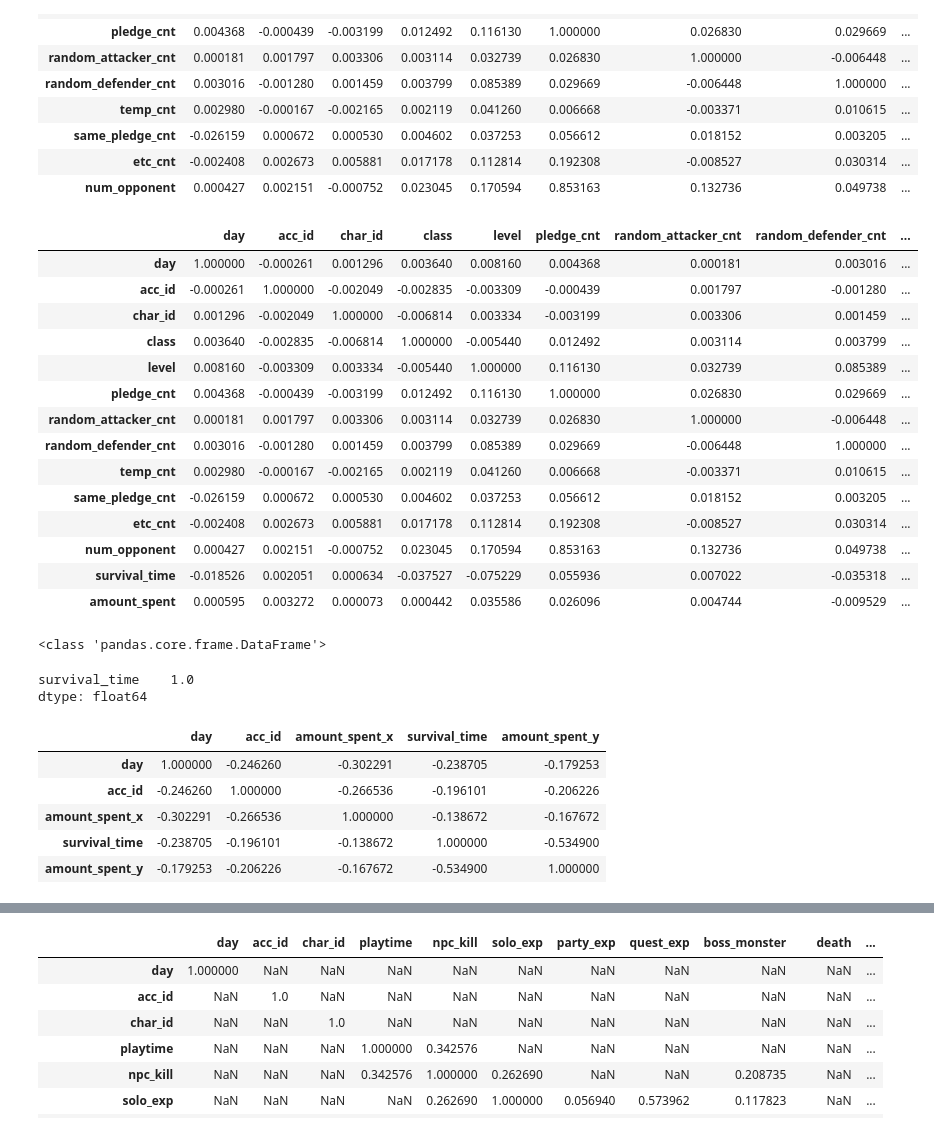
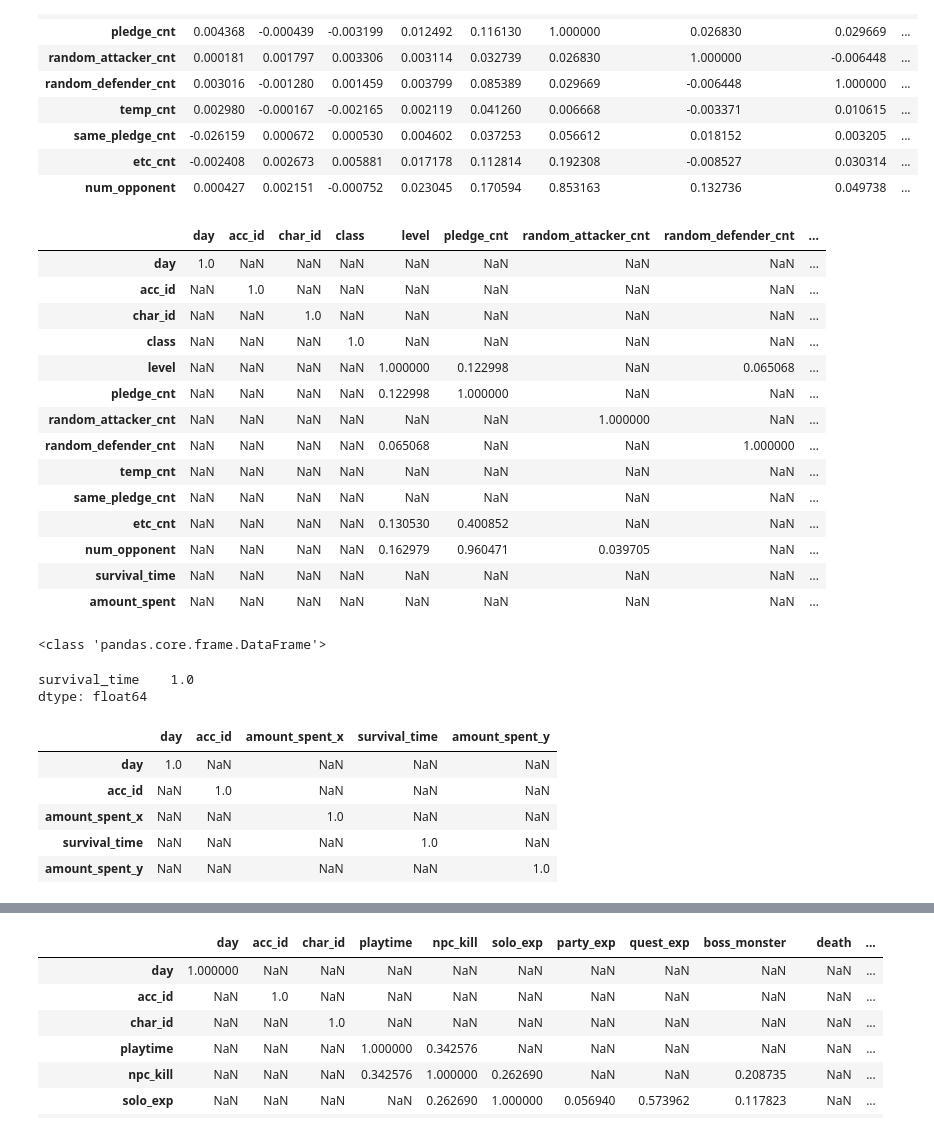
Before and after one commit to cyberjam/BigContest, a Jupyter notebook: BigCombat.ipynb, the cells around one changed output, grey strips where cells are left out. Drawn from its saved outputs; the diff is of its cells as text; code cells hidden in the pictures.

```diff
--- a/BigCombat.ipynb
+++ b/BigCombat.ipynb
@@ -356,22 +356,23 @@ combat.corr()
 # %%
 result =pd.merge(combat,label,how='inner',on='acc_id').corr()
 result
+result.corr()[result.corr()>0]
 # %% [output]
 |  | day | acc_id | char_id | class | level | pledge_cnt | random_attacker_cnt | random_defender_cnt | ... |
-| day | 1.000000 | -0.000261 | 0.001296 | 0.003640 | 0.008160 | 0.004368 | 0.000181 | 0.003016 | ... |
-| acc_id | -0.000261 | 1.000000 | -0.002049 | -0.002835 | -0.003309 | -0.000439 | 0.001797 | -0.001280 | ... |
-| char_id | 0.001296 | -0.002049 | 1.000000 | -0.006814 | 0.003334 | -0.003199 | 0.003306 | 0.001459 | ... |
-| class | 0.003640 | -0.002835 | -0.006814 | 1.000000 | -0.005440 | 0.012492 | 0.003114 | 0.003799 | ... |
-| level | 0.008160 | -0.003309 | 0.003334 | -0.005440 | 1.000000 | 0.116130 | 0.032739 | 0.085389 | ... |
-| pledge_cnt | 0.004368 | -0.000439 | -0.003199 | 0.012492 | 0.116130 | 1.000000 | 0.026830 | 0.029669 | ... |
-| random_attacker_cnt | 0.000181 | 0.001797 | 0.003306 | 0.003114 | 0.032739 | 0.026830 | 1.000000 | -0.006448 | ... |
-| random_defender_cnt | 0.003016 | -0.001280 | 0.001459 | 0.003799 | 0.085389 | 0.029669 | -0.006448 | 1.000000 | ... |
-| temp_cnt | 0.002980 | -0.000167 | -0.002165 | 0.002119 | 0.041260 | 0.006668 | -0.003371 | 0.010615 | ... |
-| same_pledge_cnt | -0.026159 | 0.000672 | 0.000530 | 0.004602 | 0.037253 | 0.056612 | 0.018152 | 0.003205 | ... |
-| etc_cnt | -0.002408 | 0.002673 | 0.005881 | 0.017178 | 0.112814 | 0.192308 | -0.008527 | 0.030314 | ... |
-| num_opponent | 0.000427 | 0.002151 | -0.000752 | 0.023045 | 0.170594 | 0.853163 | 0.132736 | 0.049738 | ... |
-| survival_time | -0.018526 | 0.002051 | 0.000634 | -0.037527 | -0.075229 | 0.055936 | 0.007022 | -0.035318 | ... |
-| amount_spent | 0.000595 | 0.003272 | 0.000073 | 0.000442 | 0.035586 | 0.026096 | 0.004744 | -0.009529 | ... |
+| day | 1.0 | NaN | NaN | NaN | NaN | NaN | NaN | NaN | ... |
+| acc_id | NaN | 1.0 | NaN | NaN | NaN | NaN | NaN | NaN | ... |
+| char_id | NaN | NaN | 1.0 | NaN | NaN | NaN | NaN | NaN | ... |
+| class | NaN | NaN | NaN | 1.0 | NaN | NaN | NaN | NaN | ... |
+| level | NaN | NaN | NaN | NaN | 1.000000 | 0.122998 | NaN | 0.065068 | ... |
+| pledge_cnt | NaN | NaN | NaN | NaN | 0.122998 | 1.000000 | NaN | NaN | ... |
+| random_attacker_cnt | NaN | NaN | NaN | NaN | NaN | NaN | 1.000000 | NaN | ... |
+| random_defender_cnt | NaN | NaN | NaN | NaN | 0.065068 | NaN | NaN | 1.000000 | ... |
+| temp_cnt | NaN | NaN | NaN | NaN | NaN | NaN | NaN | NaN | ... |
+| same_pledge_cnt | NaN | NaN | NaN | NaN | NaN | NaN | NaN | NaN | ... |
+| etc_cnt | NaN | NaN | NaN | NaN | 0.130530 | 0.400852 | NaN | NaN | ... |
+| num_opponent | NaN | NaN | NaN | NaN | 0.162979 | 0.960471 | 0.039705 | NaN | ... |
+| survival_time | NaN | NaN | NaN | NaN | NaN | NaN | NaN | NaN | ... |
+| amount_spent | NaN | NaN | NaN | NaN | NaN | NaN | NaN | NaN | ... |
 # %%
 print(type(result))
 # %% [output]
@@ -394,12 +395,12 @@ trade = trade.rename(columns={"source_acc_id": "acc_id"})
 # %%
 result4 = pd.merge(trade,label,how='inner',on='acc_id').corr()
 # %%
-result2.corr()
+result2.corr()[result2.corr()>0]
 # %% [output]
 |  | day | acc_id | amount_spent_x | survival_time | amount_spent_y |
-| day | 1.000000 | -0.246260 | -0.302291 | -0.238705 | -0.179253 |
-| acc_id | -0.246260 | 1.000000 | -0.266536 | -0.196101 | -0.206226 |
-| amount_spent_x | -0.302291 | -0.266536 | 1.000000 | -0.138672 | -0.167672 |
-| survival_time | -0.238705 | -0.196101 | -0.138672 | 1.000000 | -0.534900 |
-| amount_spent_y | -0.179253 | -0.206226 | -0.167672 | -0.534900 | 1.000000 |
+| day | 1.0 | NaN | NaN | NaN | NaN |
+| acc_id | NaN | 1.0 | NaN | NaN | NaN |
+| amount_spent_x | NaN | NaN | 1.0 | NaN | NaN |
+| survival_time | NaN | NaN | NaN | 1.0 | NaN |
+| amount_spent_y | NaN | NaN | NaN | NaN | 1.0 |
 # %%
```
Also changed, not shown: parts of 2 cells of this notebook.
